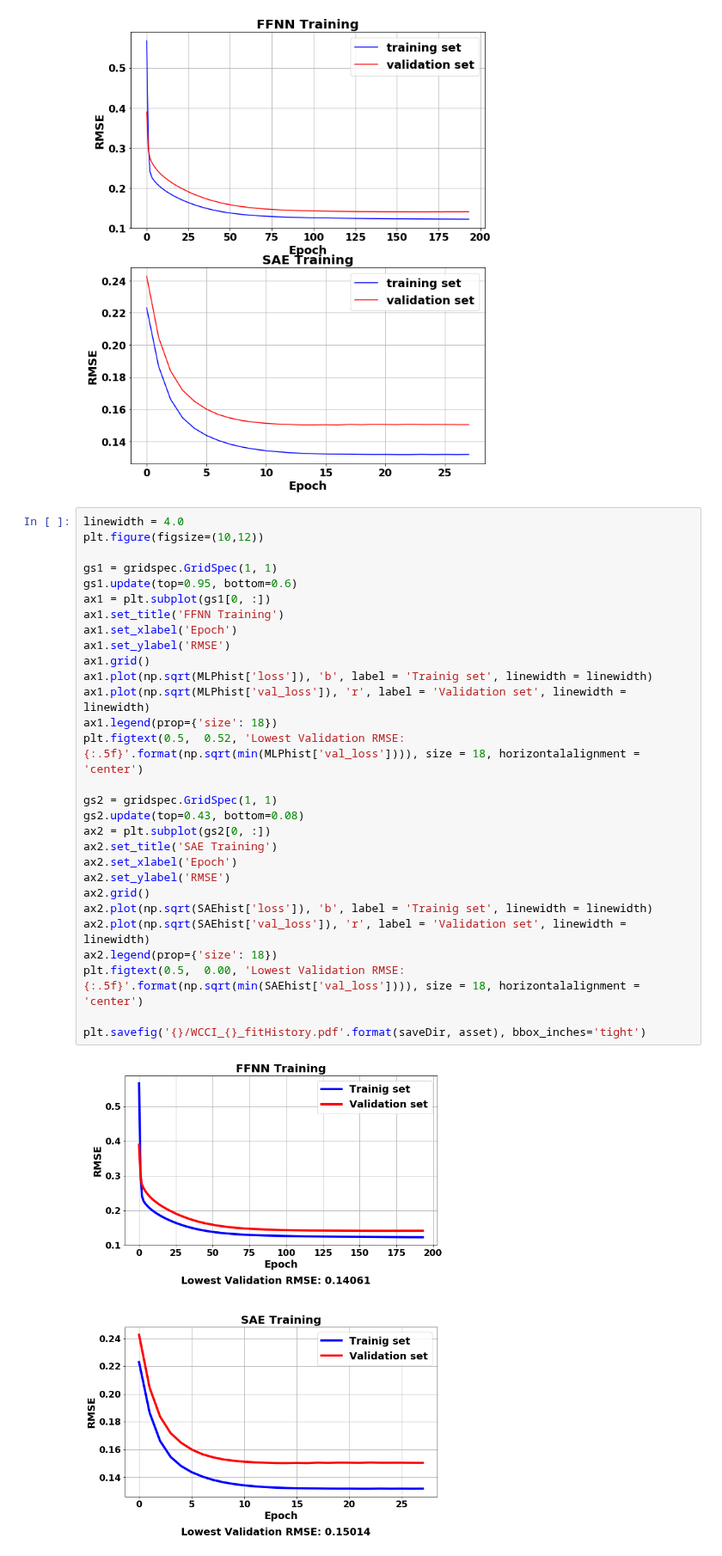
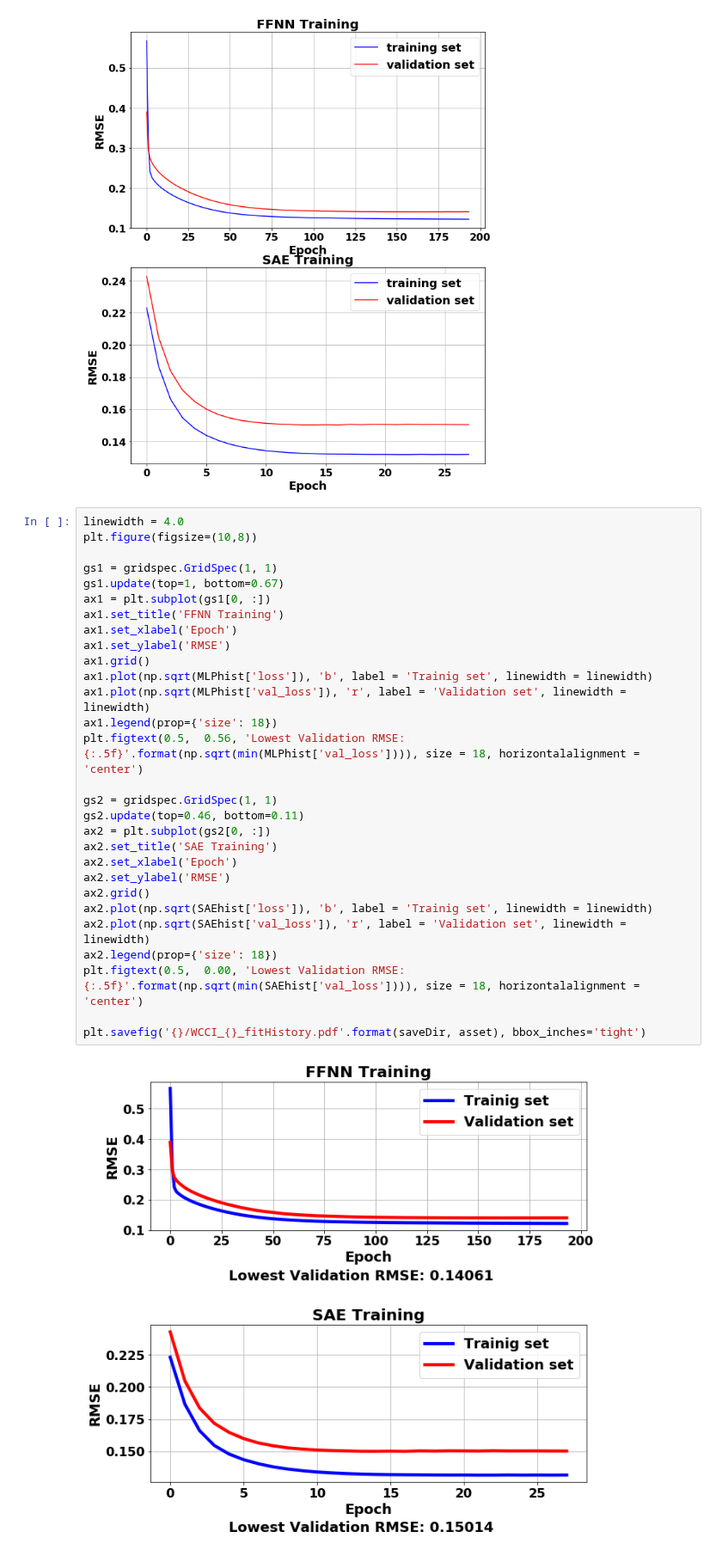
Before and after one commit to danilofrp/neural-stocks, a Jupyter notebook: notebooks/IMAGING.ipynb, the cells around one changed output. Shown at 86% size. Saved outputs shown, nothing was run; the diff lists cells and outputs as text.

```diff
--- a/notebooks/IMAGING.ipynb
+++ b/notebooks/IMAGING.ipynb
@@ -64,32 +64,32 @@ ax[1].legend(handles=[trainigSet, validationSet], labels=['training set', 'valid
 [figure]
 # %%
 linewidth = 4.0
-plt.figure(figsize=(10,12))
+plt.figure(figsize=(10,8))
 
 gs1 = gridspec.GridSpec(1, 1)
-gs1.update(top=0.95, bottom=0.6)
+gs1.update(top=1, bottom=0.67)
 ax1 = plt.subplot(gs1[0, :])
 ax1.set_title('FFNN Training')
 ax1.set_xlabel('Epoch')
 ax1.set_ylabel('RMSE')
 ax1.grid()
 ax1.plot(np.sqrt(MLPhist['loss']), 'b', label = 'Trainig set', linewidth = linewidth)
 ax1.plot(np.sqrt(MLPhist['val_loss']), 'r', label = 'Validation set', linewidth = linewidth)
 ax1.legend(prop={'size': 18})
-plt.figtext(0.5,  0.52, 'Lowest Validation RMSE: {:.5f}'.format(np.sqrt(min(MLPhist['val_loss']))), size = 18, horizontalalignment = 'center')
+plt.figtext(0.5,  0.56, 'Lowest Validation RMSE: {:.5f}'.format(np.sqrt(min(MLPhist['val_loss']))), size = 18, horizontalalignment = 'center')
 
 gs2 = gridspec.GridSpec(1, 1)
-gs2.update(top=0.43, bottom=0.08)
+gs2.update(top=0.46, bottom=0.11)
 ax2 = plt.subplot(gs2[0, :])
 ax2.set_title('SAE Training')
 ax2.set_xlabel('Epoch')
 ax2.set_ylabel('RMSE')
 ax2.grid()
 ax2.plot(np.sqrt(SAEhist['loss']), 'b', label = 'Trainig set', linewidth = linewidth)
 ax2.plot(np.sqrt(SAEhist['val_loss']), 'r', label = 'Validation set', linewidth = linewidth)
 ax2.legend(prop={'size': 18})
 plt.figtext(0.5,  0.00, 'Lowest Validation RMSE: {:.5f}'.format(np.sqrt(min(SAEhist['val_loss']))), size = 18, horizontalalignment = 'center')
 
 plt.savefig('{}/WCCI_{}_fitHistory.pdf'.format(saveDir, asset), bbox_inches='tight')
 # %% [output]
-[figure, old version]
+[figure, new version]
```
